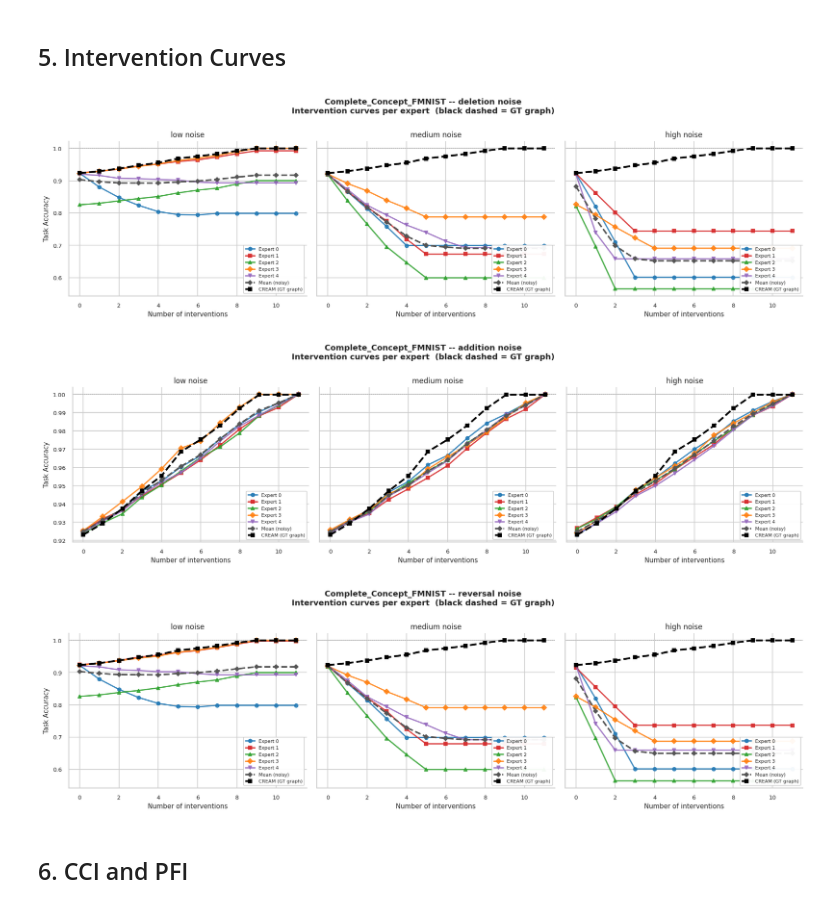
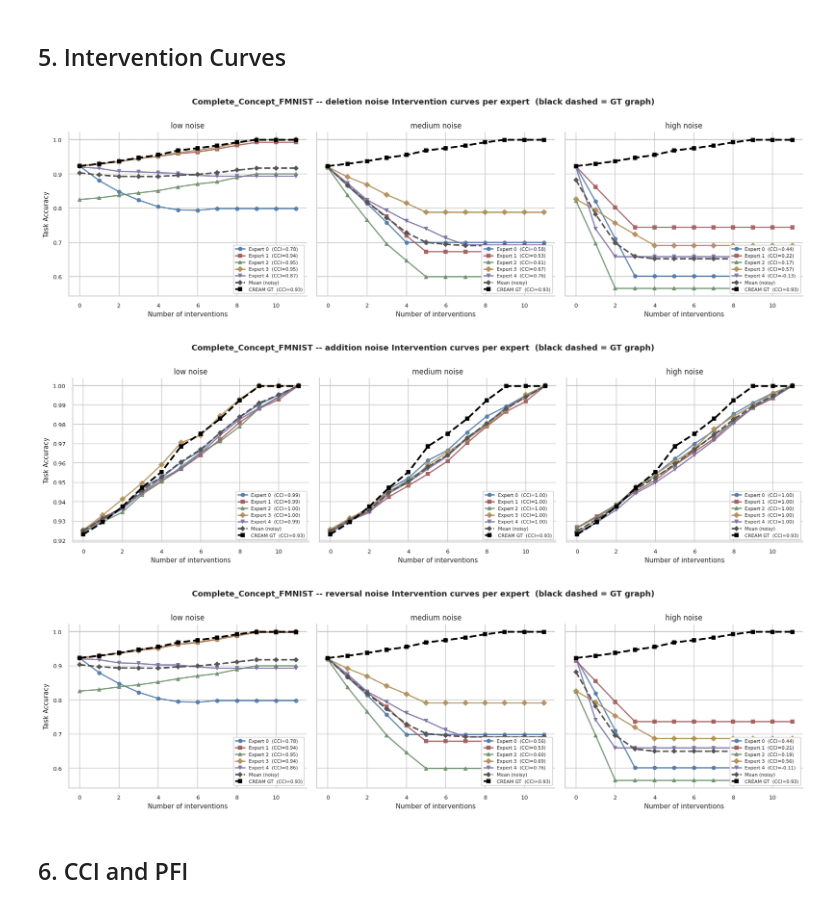
Before and after one commit to daniyaniazi/mCREAM, a Jupyter notebook: notebook/cream_noisy_analysis.ipynb, the cells around one changed output. Drawn from its saved outputs; the diff is of its cells as text; code cells hidden in the pictures.

```diff
--- a/notebook/cream_noisy_analysis.ipynb
+++ b/notebook/cream_noisy_analysis.ipynb
@@ -21,8 +21,19 @@ plt.rcParams['axes.spines.top']   = False
 plt.rcParams['axes.spines.right'] = False
 
 # Same palette as mCREAM ensemble analysis
-ACTION_COLOR   = {'deletion':'#e74c3c','addition':'#2ecc71','reversal':'#3498db'}
-EXPERT_COLORS  = ['#1f77b4','#d62728','#2ca02c','#ff7f0e','#9467bd']
+ACTION_COLOR = {
+    'deletion': '#B55D60',   # muted red
+    'addition': '#5B8E7D',   # muted green/teal
+    'reversal': '#5F7EA8'    # muted blue
+}
+
+EXPERT_COLORS = [
+    '#4E79A7',  # blue
+    '#A05A5A',  # muted red
+    '#6B8E6B',  # muted green
+    '#B08D57',  # muted gold
+    '#7A6FA3'   # muted purple
+]
 EXPERT_MARKERS = ['o','s','^','D','v']
 LEVEL_ALPHA    = {'low':0.45,'medium':0.70,'high':1.0}
 
@@ -247,8 +263,7 @@ else:
             ]
             if sub.empty: continue
             fig,axes = plt.subplots(1,len(LEVELS),figsize=(5*len(LEVELS),4.5),sharey=True)
-            fig.suptitle(f'{ds} -- {action} noise
-Intervention curves per expert  (black dashed = GT graph)',
+            fig.suptitle(f'{ds} -- {action} noise Intervention curves per expert  (black dashed = GT graph)',
                          fontsize=11,fontweight='bold')
             for ax,lv in zip(axes,LEVELS):
                 lvs = sub[sub['noise_level']==lv]
@@ -274,36 +289,36 @@ Intervention curves per expert  (black dashed = GT graph)',
                         markersize=5,lw=1.8,alpha=0.85,label=label)
                     ax.fill_between(agg['num_interventions'],agg['mean']-agg['std'],agg['mean']+agg['std'],
                         alpha=0.08,color=EXPERT_COLORS[m])
                 mall = lvs.groupby('num_interventions')['test_task_accuracy'].agg(['mean','std']).reset_index()
                 ax.plot(mall['num_interventions'],mall['mean'],color='#555555',lw=2.2,ls='--',
                     marker='D',markersize=4,label='Mean (noisy)')
                 if len(gt_interv)>0:
                     gts = gt_interv[(gt_interv['dataset']==ds)&(~gt_interv['group_interventions'])]
                     if not gts.empty:
                         gt_acc = gts['test_task_accuracy'].values
                         gt_ni  = gts['num_interventions'].values
                         # Add GT CCI from gt_df if available
                         gt_cci = None
                         if len(gt_df)>0 and 'CCI' in gt_df.columns:
                             sub2 = gt_df[gt_df['dataset']==ds]
                             if not sub2.empty and pd.notna(sub2['CCI'].mean()):
                                 gt_cci = sub2['CCI'].mean()
                         gt_label = f'CREAM GT  (CCI={gt_cci:.2f})' if gt_cci is not None else 'CREAM (GT graph)'
                         ax.plot(gt_ni,gt_acc,color='black',lw=2.5,ls='--',
                             marker='s',markersize=5,label=gt_label,zorder=10)
                 ax.axhline(1.0,color='gray',ls=':',alpha=0.4,lw=1)
                 ax.set_title(f'{lv} noise',fontsize=10)
                 ax.set_xlabel('Number of interventions',fontsize=9)
                 ax.set_ylabel('Task Accuracy' if lv==LEVELS[0] else '',fontsize=9)
                 ax.legend(fontsize=6.5,loc='lower right',framealpha=0.95)
                 ax.tick_params(labelsize=8)
             plt.tight_layout()
             plt.savefig(f'cream_noisy_interventions_{ds}_{action}.png',dpi=150,bbox_inches='tight')
             plt.show()
 # %% [output]
-[figure, old version]
+[figure, new version]
-[figure, old version]
+[figure, new version]
-[figure, old version]
+[figure, new version]
 # %% [markdown]
 ## 6. CCI and PFI
 # %%
```
Also changed, not shown: parts of 4 cells of this notebook, 1 other file.
